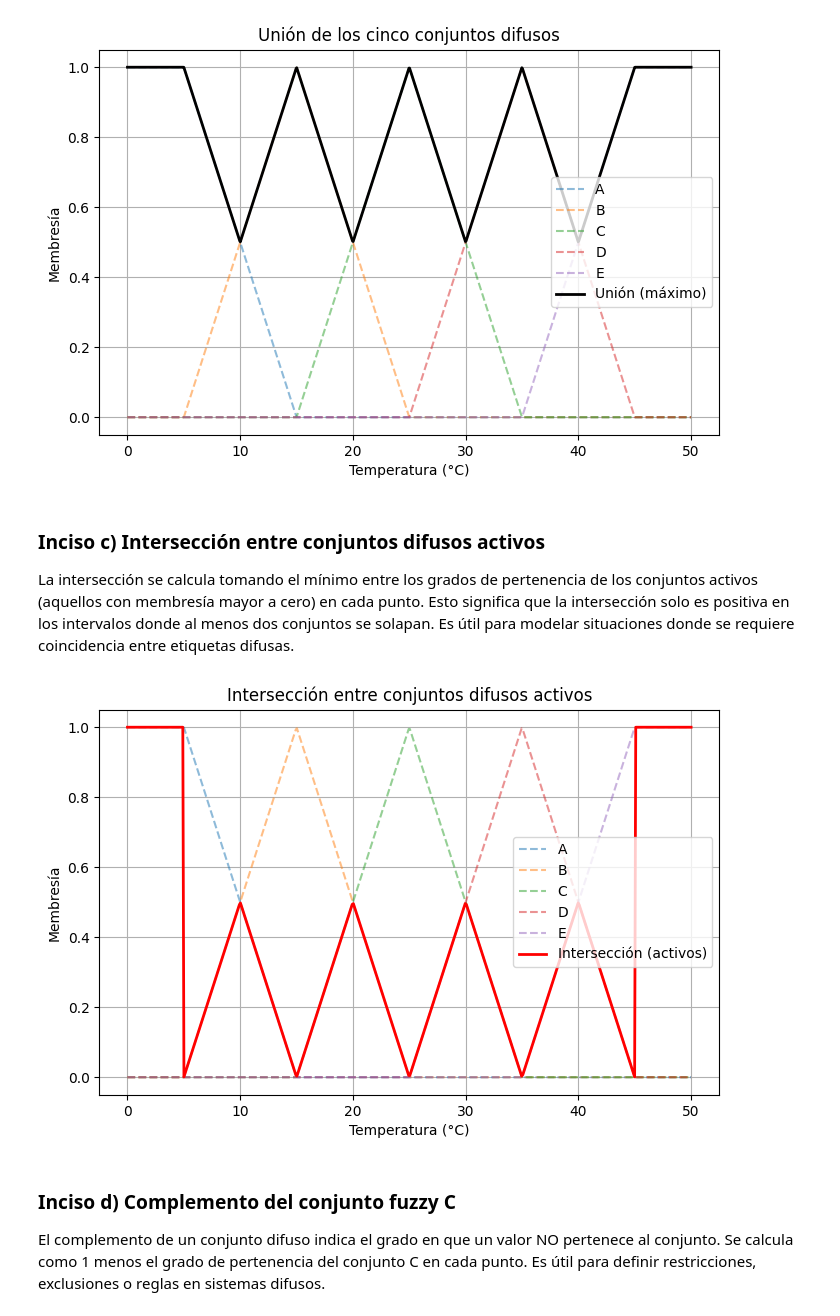
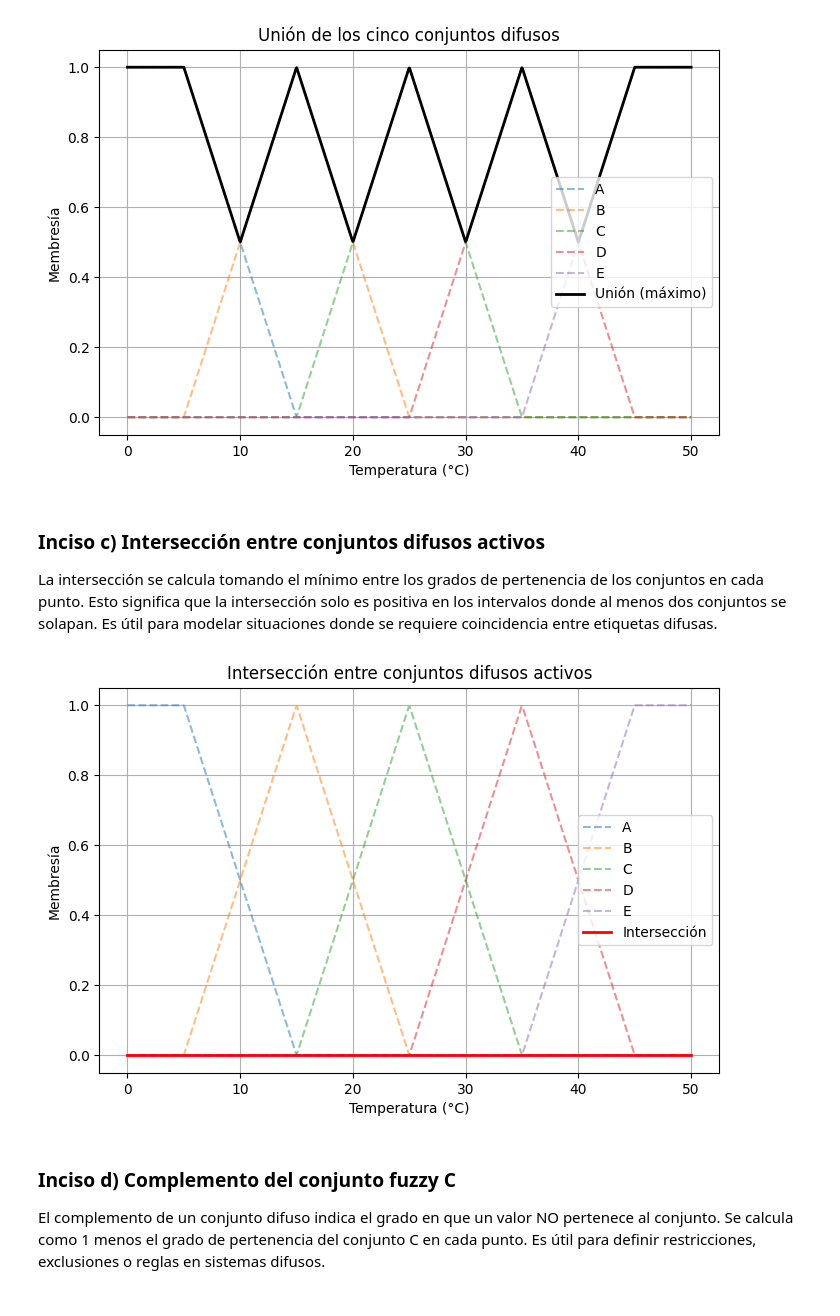
Before and after one commit to aalejoz25/Inteligencia-Computacional, a Jupyter notebook: Tarea 2.ipynb, the cells around one changed output. Drawn from its saved outputs; the diff is of its cells as text; code cells hidden in the pictures.

Commit message:
punto 3

```diff
--- a/Tarea 2.ipynb
+++ b/Tarea 2.ipynb
@@ -312,38 +312,38 @@ _=graficar_union(1000)
 [figure]
 # %% [markdown]
 ### Inciso c) Intersección entre conjuntos difusos activos
-La intersección se calcula tomando el mínimo entre los grados de pertenencia de los conjuntos activos (aquellos con membresía mayor a cero) en cada punto. Esto significa que la intersección solo es positiva en los intervalos donde al menos dos conjuntos se solapan. Es útil para modelar situaciones donde se requiere coincidencia entre etiquetas difusas.
+La intersección se calcula tomando el mínimo entre los grados de pertenencia de los conjuntos en cada punto. Esto significa que la intersección solo es positiva en los intervalos donde al menos dos conjuntos se solapan. Es útil para modelar situaciones donde se requiere coincidencia entre etiquetas difusas.
 # %%
 
-# c) Graficar la intersección entre conjuntos activos (500 puntos)
+# c) Graficar la intersección entre conjuntos (500 puntos)
 
 def interseccion_activos(membresias):
     arr = np.array(list(membresias.values()))
     resultado = np.zeros(arr.shape[1])
     for i in range(arr.shape[1]):
-        activos = arr[:, i][arr[:, i] > 0]
+        activos = arr[:, i][arr[:, i] >= 0]
         resultado[i] = np.min(activos) if len(activos) > 0 else 0
     return resultado
 
 def graficar_interseccion_activos(n_puntos):
     universo, membresias = mapear_conjuntos(n_puntos)
     interseccion = interseccion_activos(membresias)
     plt.figure(figsize=(8,5))
     for nombre, y in membresias.items():
         plt.plot(universo, y, '--', alpha=0.5, label=nombre)
-    plt.plot(universo, interseccion, 'r', linewidth=2, label='Intersección (activos)')
+    plt.plot(universo, interseccion, 'r', linewidth=2, label='Intersección')
     plt.title('Intersección entre conjuntos difusos activos')
     plt.xlabel('Temperatura (°C)')
     plt.ylabel('Membresía')
     plt.legend()
     plt.grid(True)
     plt.show()
     return universo, interseccion
 
 
 _=graficar_interseccion_activos(500)
 # %% [output]
-[figure, old version]
+[figure, new version]
 # %% [markdown]
 ### Inciso d) Complemento del conjunto fuzzy C
 El complemento de un conjunto difuso indica el grado en que un valor NO pertenece al conjunto. Se calcula como 1 menos el grado de pertenencia del conjunto C en cada punto. Es útil para definir restricciones, exclusiones o reglas en sistemas difusos.
```
Also changed, not shown: parts of 3 cells of this notebook.
